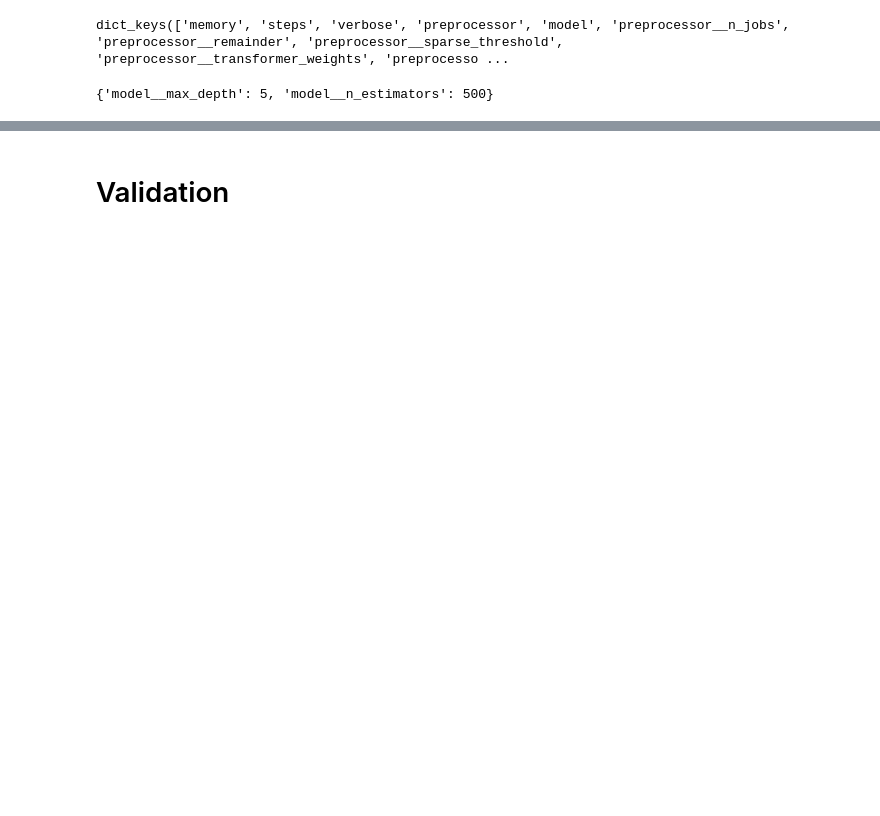
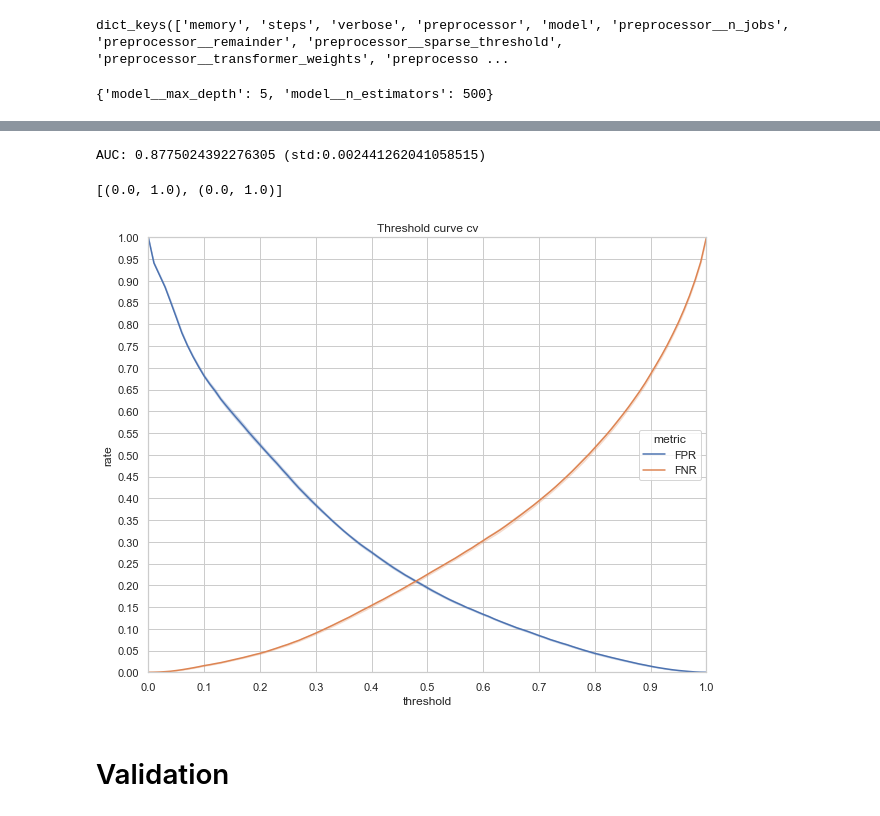
Before and after one commit to Nico-Facto/SteamEyes, a Jupyter notebook: NoteBook/BetterModels.ipynb, the cells around one changed output, grey strips where cells are left out. Drawn from its saved outputs; the diff is of its cells as text; code cells hidden in the pictures; blank space fills up the shorter version.

```diff
--- a/NoteBook/BetterModels.ipynb
+++ b/NoteBook/BetterModels.ipynb
@@ -489,3 +471,57 @@ KeyboardInterrupt:
+# %%
+x_full = df_ph1.drop(columns=["status_reco"])
+y_full = df_ph1["status_reco"]
+
+
+list_num_features  = ['Os_supported',
+'Nb_language',
+'Nb_achievements', 'Price',
+'exp_dev_team',
+'exp_publish_team']
+
+list_cat_features = ['App_cat', 'Prymary_genre',
+                       'Controller_support',
+                       'Is_free_app',
+                       'Workshop_visible',
+                       'Only_vr_support',
+                       'Vr_support',
+                       'Has_adult_content',
+                       'Single_player',
+                       'Coop_player',
+                       'Multi_player',
+                       'Early_Access',
+                       'Self_editor']
+
+
+
+numeric_transformer = Pipeline(steps=[('scaler', StandardScaler())])
+categorical_transformer = Pipeline(steps=[('onehot', OneHotEncoder(handle_unknown='ignore'))])
+
+preprocessor = ColumnTransformer(transformers=[
+        ('num', numeric_transformer, list_num_features),
+        ('cat', categorical_transformer, list_cat_features)])
+
+pipeline_build_not_fit = Pipeline(steps=[('preprocessor', preprocessor),('model',  model_selec_2)])
+
+result_, aucs = roc.roc_curve_cv(pipeline_build_not_fit, x_full, y_full, n_splits=5, n_repeats=3)
+print(f"AUC: {np.mean(aucs)} (std:{np.std(aucs)})")
+
+
+fig, ax = plt.subplots(figsize=(10,8))
+sns.set(style="whitegrid")
+roc_fig = roc.plot_roc_threshold_cv(result_,
+                        tpr=False,
+                        fpr=True,
+                        tnr=False,
+                        fnr=True,)
+
+roc_fig.set_yticks(np.arange(0,1.05,0.05));
+roc_fig.set_xticks(np.arange(0,1.05,0.1));
+roc_fig.set(xlim=(0,1),ylim=(0,1))
+# %% [output]
+AUC: 0.8775024392276305 (std:0.002441262041058515)
+[(0.0, 1.0), (0.0, 1.0)]
+[figure, added]
 # %% [markdown]
 # Validation
 # %%
```
Also changed, not shown: parts of 25 cells of this notebook.
